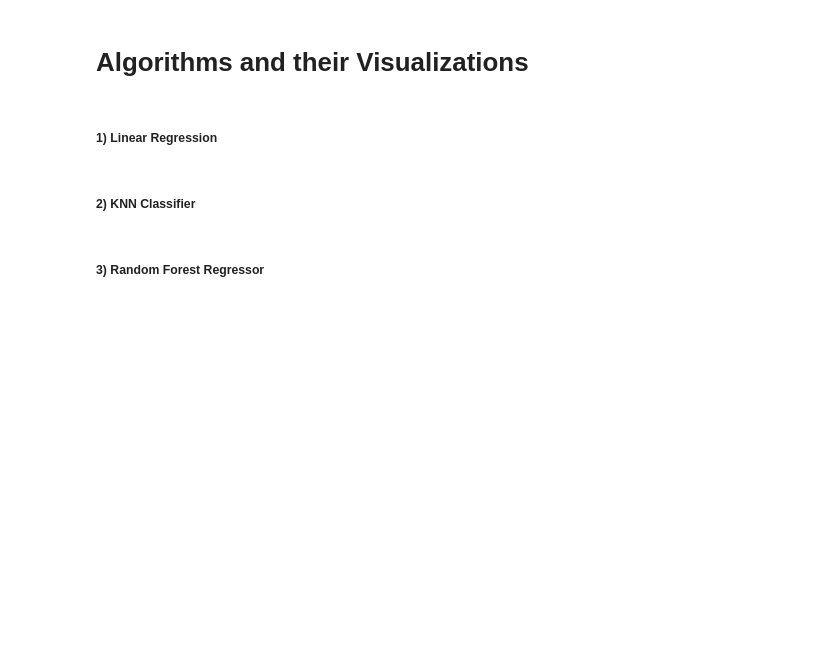
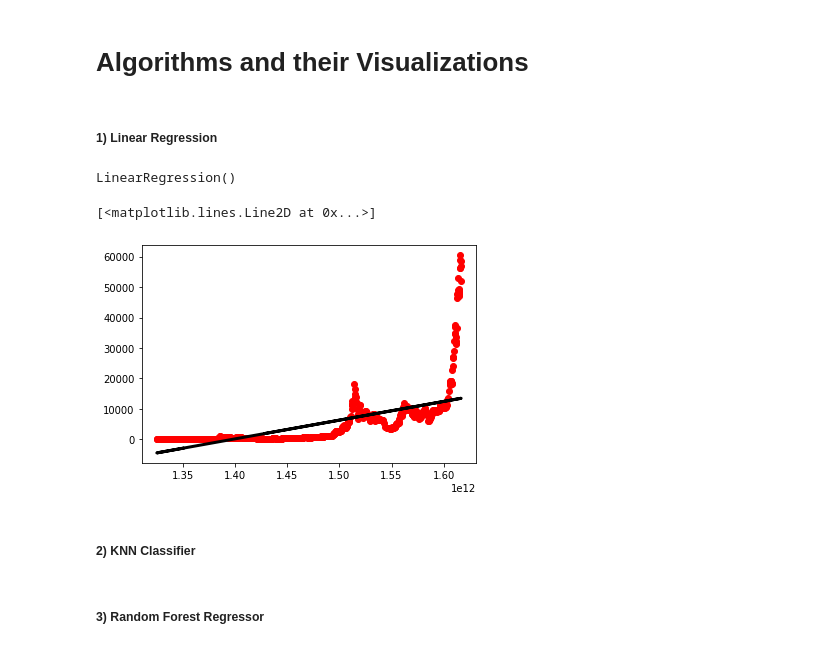
Before and after one commit to AshutoshBhawsar/Cryptocurrency-data-analysis-and-investing-strategies, a Jupyter notebook: code/phase2.ipynb, the cells around one changed output. Cells and saved outputs as stored; diff of their text form; code cells hidden in the pictures; blank space fills up the shorter version.

Commit message:
add linear regression model to phase 2

```diff
--- a/code/phase2.ipynb
+++ b/code/phase2.ipynb
@@ -65,3 +71,21 @@ btc_data['Weighted_Price'].plot(figsize = (18, 10), grid = True)
+# %%
+linear_time_unix['Timestamp_Unix']=pd.DatetimeIndex(btc_data.index).astype(np.int64)/1000000
+# %%
+data_x = linear_time_unix[['Timestamp_Unix']]
+data_y = btc_data['Weighted_Price']
+# %%
+train_x, test_x, train_y, test_y=train_test_split(data_x, data_y)
+# %%
+linear_regression_model=LinearRegression()
+linear_regression_model.fit(train_x, train_y)
+# %% [output]
+LinearRegression()
+# %%
+plt.scatter(test_x, test_y, color='red')
+plt.plot(test_x, linear_regression_model.predict(test_x), color='black',linewidth=3)
+# %% [output]
+[<matplotlib.lines.Line2D at 0x...>]
+[figure, added]
 # %% [markdown]
 ##### **2) KNN Classifier**
 # %% [markdown]
```
Also changed, not shown: parts of 9 cells of this notebook, 1 other file.
